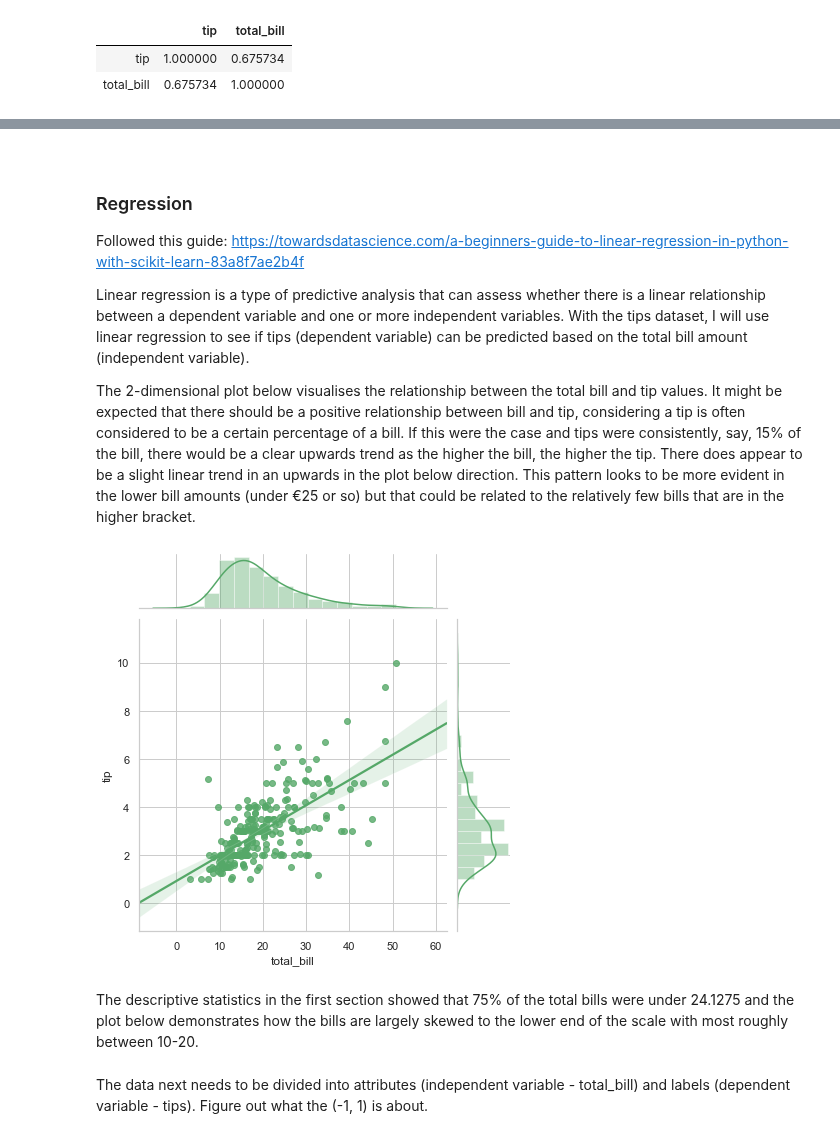
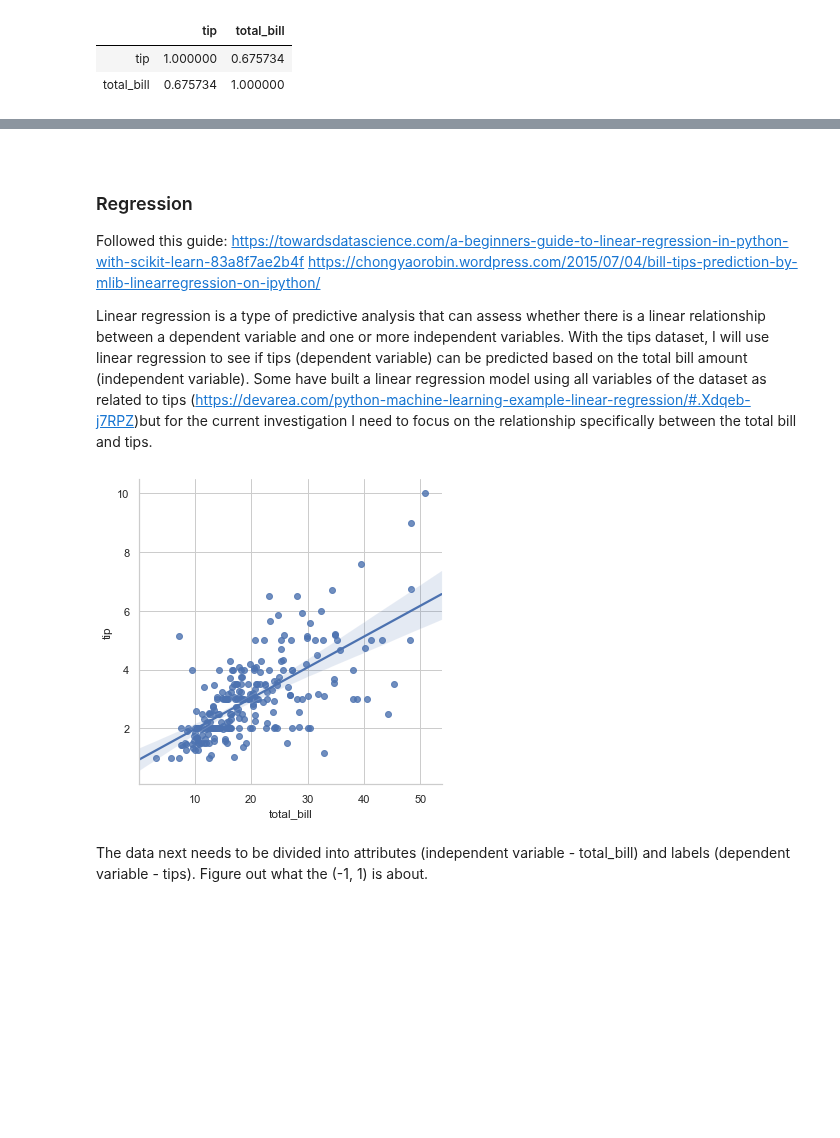
Before and after one commit to jennifer-ryan/fundamentals-project, a Jupyter notebook: tips_dataset_analysis.ipynb, the cells around one changed output, grey strips where cells are left out. Drawn from its saved outputs; the diff is of its cells as text; code cells hidden in the pictures; blank space fills up the shorter version.

```diff
--- a/tips_dataset_analysis.ipynb
+++ b/tips_dataset_analysis.ipynb
@@ -357,18 +371,15 @@ plt.show()
 ### Regression
 
 Followed this guide: https://towardsdatascience.com/a-beginners-guide-to-linear-regression-in-python-with-scikit-learn-83a8f7ae2b4f
+https://chongyaorobin.wordpress.com/2015/07/04/bill-tips-prediction-by-mlib-linearregression-on-ipython/
 
-Linear regression is a type of predictive analysis that can assess whether there is a linear relationship between a dependent variable and one or more independent variables. With the tips dataset, I will use linear regression to see if tips (dependent variable) can be predicted based on the total bill amount (independent variable).
-
-The 2-dimensional plot below visualises the relationship between the total bill and tip values. It might be expected that there should be a positive relationship between bill and tip, considering a tip is often considered to be a certain percentage of a bill. If this were the case and tips were consistently, say, 15% of the bill, there would be a clear upwards trend as the higher the bill, the higher the tip. There does appear to be a slight linear trend in an upwards in the plot below direction. This pattern looks to be more evident in the lower bill amounts (under €25 or so) but that could be related to the relatively few bills that are in the higher bracket.
+Linear regression is a type of predictive analysis that can assess whether there is a linear relationship between a dependent variable and one or more independent variables. With the tips dataset, I will use linear regression to see if tips (dependent variable) can be predicted based on the total bill amount (independent variable). Some have built a linear regression model using all variables of the dataset as related to tips (https://devarea.com/python-machine-learning-example-linear-regression/#.Xdqeb-j7RPZ)but for the current investigation I need to focus on the relationship specifically between the total bill and tips.
 # %%
-#https://grindsquare.co.za/python-data-visualisation-using-seaborn/
-sns.jointplot(data=tips_df, x='total_bill', y='tip', kind='reg', color="g")
+#https://seaborn.pydata.org/introduction.html
+sns.lmplot(data=tips_df, x='total_bill', y='tip')
 plt.show()
 # %% [output]
-[figure, old version]
+[figure, new version]
-# %% [markdown]
-The descriptive statistics in the first section showed that 75% of the total bills were under 24.1275 and the plot below demonstrates how the bills are largely skewed to the lower end of the scale with most roughly between 10-20.
 # %% [markdown]
 The data next needs to be divided into attributes (independent variable - total_bill) and labels (dependent variable - tips).
 Figure out what the (-1, 1) is about.
```
Also changed, not shown: parts of 23 cells of this notebook.
